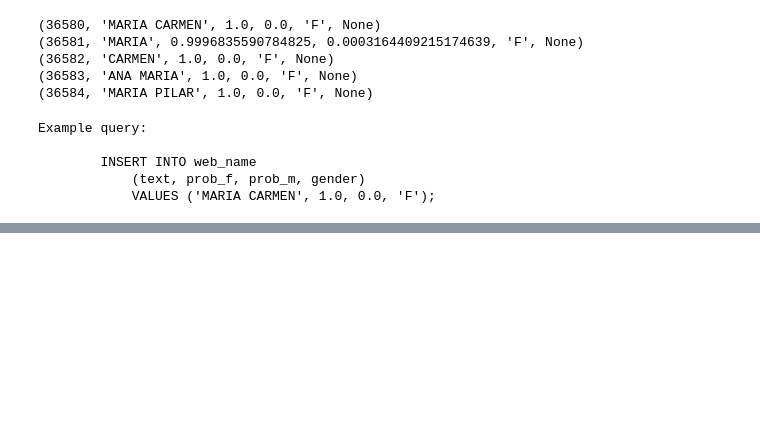
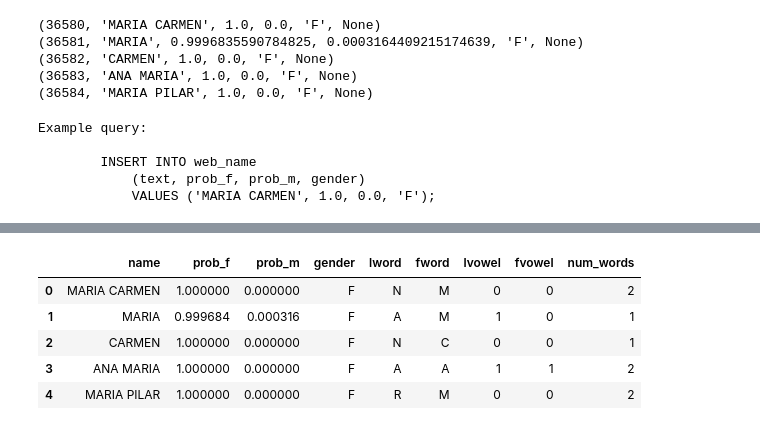
Before and after one commit to sugus-labs/data-science-the-bridge, a Jupyter notebook: 3-machine-learning/sugus/setup.ipynb, the cells around one changed output, grey strips where cells are left out. Saved outputs shown, nothing was run; the diff lists cells and outputs as text; code cells hidden in the pictures; blank space fills up the shorter version.

Commit message:
Add dataframe for model

```diff
--- a/3-machine-learning/sugus/setup.ipynb
+++ b/3-machine-learning/sugus/setup.ipynb
@@ -243,0 +291,5 @@ GUSTAVO
+# %%
+name_basics_df = name_basics_df.reset_index().head()
+# %%
+name_basics_df["lword"] = name_basics_df["name"].str[-1:]
+name_basics_df["fword"] = name_basics_df["name"].str[:1]
@@ -243,0 +305,8 @@ GUSTAVO
+# %%
+def is_vowel(word):
+    if word.lower() in "aeiou":
+        return 1
+    return 0
+
+name_basics_df["lvowel"] = name_basics_df["lword"].apply(is_vowel)
+name_basics_df["fvowel"] = name_basics_df["fword"].apply(is_vowel)
@@ -243,0 +322,16 @@ GUSTAVO
+# %%
+def count_words(name):
+    l = len(name.split(" "))
+    return l
+
+name_basics_df["num_words"] = \
+    name_basics_df["name"].apply(count_words)
+# %%
+name_basics_df.head()
+# %% [output]
+|  | name | prob_f | prob_m | gender | lword | fword | lvowel | fvowel | num_words |
+| 0 | MARIA CARMEN | 1.000000 | 0.000000 | F | N | M | 0 | 0 | 2 |
+| 1 | MARIA | 0.999684 | 0.000316 | F | A | M | 1 | 0 | 1 |
+| 2 | CARMEN | 1.000000 | 0.000000 | F | N | C | 0 | 0 | 1 |
+| 3 | ANA MARIA | 1.000000 | 0.000000 | F | A | A | 1 | 1 | 2 |
+| 4 | MARIA PILAR | 1.000000 | 0.000000 | F | R | M | 0 | 0 | 2 |
```
Also changed, not shown: parts of 19 cells of this notebook, 1 other file.
